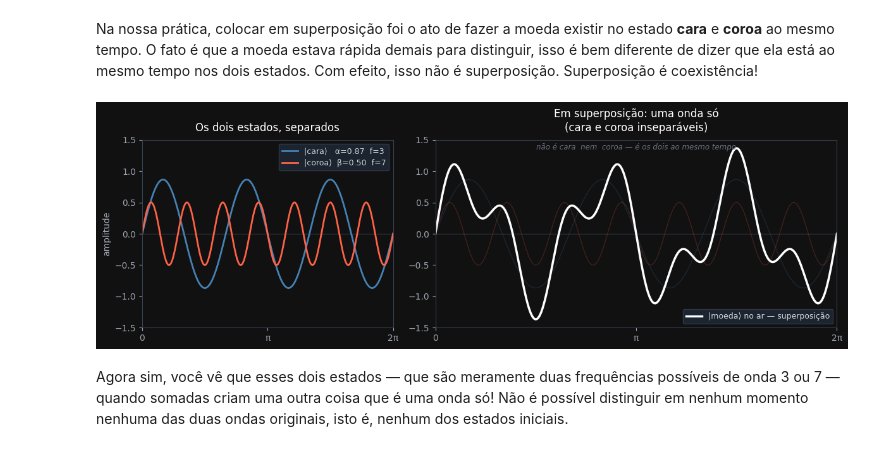
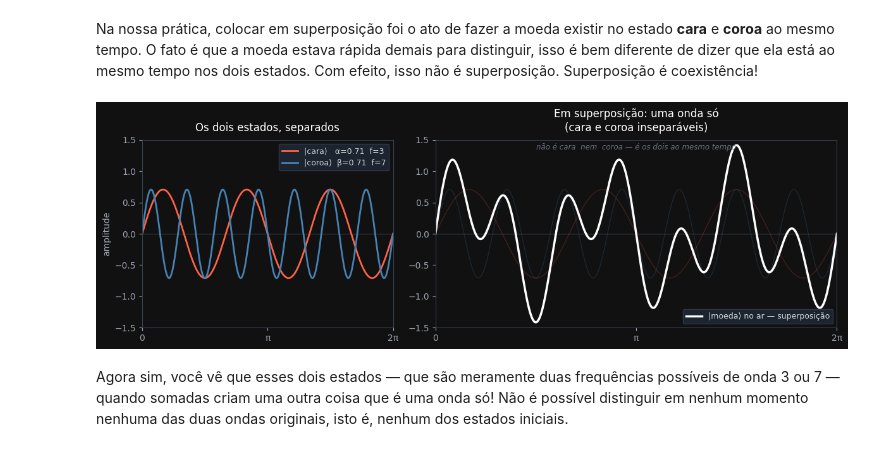
Before and after one commit to Green-Cinnamon-Labs/spectral-quantum-playground, a Jupyter notebook: nucleo/N-00.ipynb, the cells around one changed output. Cells and saved outputs as stored; diff of their text form; code cells hidden in the pictures.

```diff
--- a/nucleo/N-00.ipynb
+++ b/nucleo/N-00.ipynb
@@ -127,9 +123,8 @@ Na nossa prática, colocar em superposição foi o ato de fazer a moeda existir
 import numpy as np
 import matplotlib.pyplot as plt
 
-alpha = np.sqrt(0.75)   # amplitude de cara
-beta  = np.sqrt(0.25)   # amplitude de coroa
-f_cara, f_coroa = 3, 7  # frequências distintas — são "assinaturas" diferentes
+alpha = beta = 1 / np.sqrt(2)   # mesma amplitude — mesma probabilidade (50/50)
+f_cara, f_coroa = 3, 7          # frequências distintas — "assinaturas" diferentes
 
 t       = np.linspace(0, 2 * np.pi, 800)
 w_cara  = alpha * np.sin(f_cara  * t)
@@ -142,39 +137,39 @@ fig.patch.set_facecolor('#111')
 
 for ax in axes:
     ax.set_facecolor('#111')
     ax.tick_params(colors='#9ca3af')
     ax.set_xlim(0, 2 * np.pi)
     ax.set_xticks([0, np.pi, 2 * np.pi])
     ax.set_xticklabels(['0', 'π', '2π'], color='#9ca3af')
     ax.axhline(0, color='#374151', lw=0.8)
     for spine in ax.spines.values():
         spine.set_edgecolor('#374151')
 
 # ── Painel esquerdo: os dois componentes separados ───────────────────────────
 ax = axes[0]
-ax.plot(t, w_cara,  color='steelblue', lw=2, label=f'|cara⟩   α={alpha:.2f}  f={f_cara}')
-ax.plot(t, w_coroa, color='tomato',    lw=2, label=f'|coroa⟩  β={beta:.2f}  f={f_coroa}')
+ax.plot(t, w_cara,  color='tomato',    lw=2, label=f'|cara⟩   α={alpha:.2f}  f={f_cara}')
+ax.plot(t, w_coroa, color='steelblue', lw=2, label=f'|coroa⟩  β={beta:.2f}  f={f_coroa}')
 ax.set_ylim(-1.5, 1.5)
 ax.set_ylabel('amplitude', color='#9ca3af')
 ax.set_title('Os dois estados, separados', color='white', pad=10)
 ax.legend(fontsize=9, labelcolor='#d1d5db', facecolor='#1f2937', edgecolor='#374151')
 
 # ── Painel direito: a superposição — uma coisa só ────────────────────────────
 ax = axes[1]
-ax.plot(t, w_cara,      color='steelblue', lw=1, alpha=0.2)
-ax.plot(t, w_coroa,     color='tomato',    lw=1, alpha=0.2)
-ax.plot(t, superposicao, color='white',    lw=2.5, label='|moeda⟩ no ar — superposição')
+ax.plot(t, w_cara,       color='tomato',    lw=1, alpha=0.2)
+ax.plot(t, w_coroa,      color='steelblue', lw=1, alpha=0.2)
+ax.plot(t, superposicao, color='white',     lw=2.5, label='|moeda⟩ no ar — superposição')
 ax.set_ylim(-1.5, 1.5)
 ax.set_title('Em superposição: uma onda só\n(cara e coroa inseparáveis)', color='white', pad=10)
 ax.legend(fontsize=9, labelcolor='#d1d5db', facecolor='#1f2937', edgecolor='#374151')
 ax.text(np.pi, 1.35,
         'não é cara  nem  coroa — é os dois ao mesmo tempo',
         ha='center', color='#6b7280', fontsize=8.5, style='italic')
 
 plt.tight_layout()
 plt.show()
 # %% [output]
-[figure, old version]
+[figure, new version]
 # %% [markdown]
 Agora sim, você vê que esses dois estados — que são meramente duas frequências possíveis de onda 3 ou 7 — quando somadas criam uma outra coisa que é uma onda só! Não é possível distinguir em nenhum momento nenhuma das duas ondas originais, isto é, nenhum dos estados iniciais.
 # %% [markdown]
```
Also changed, not shown: parts of 23 cells of this notebook, 11 other files.
